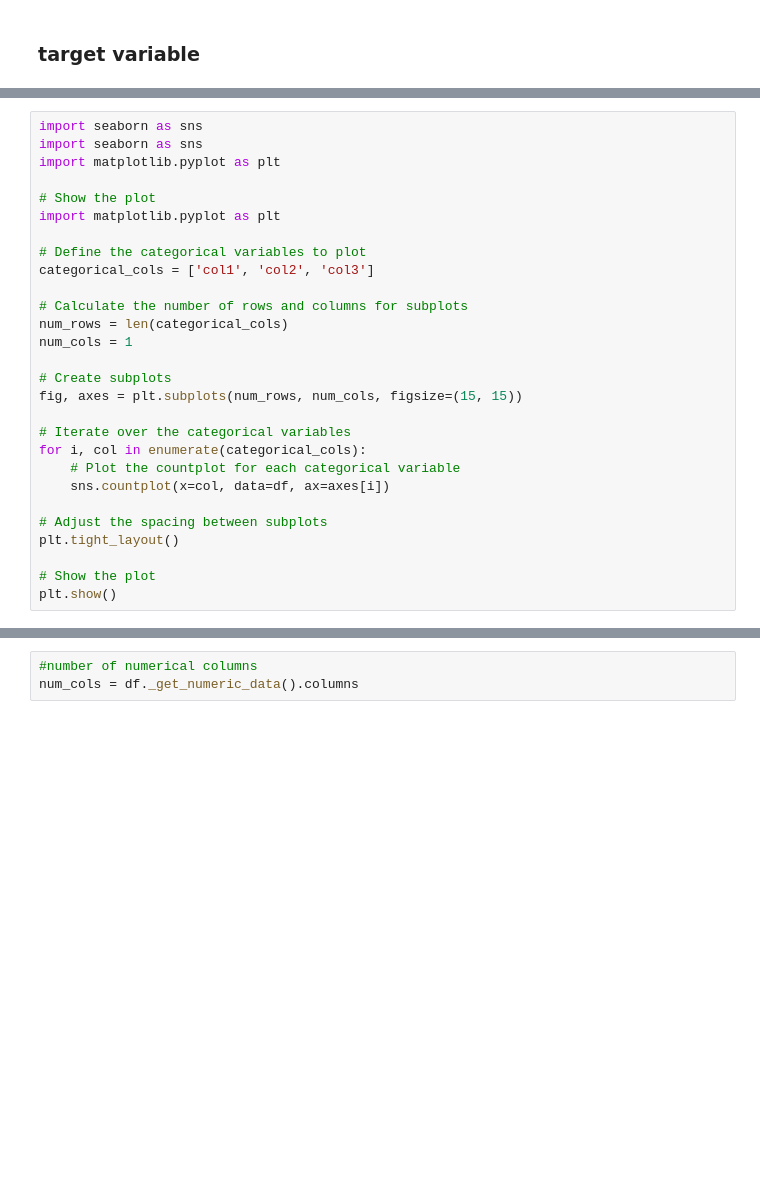
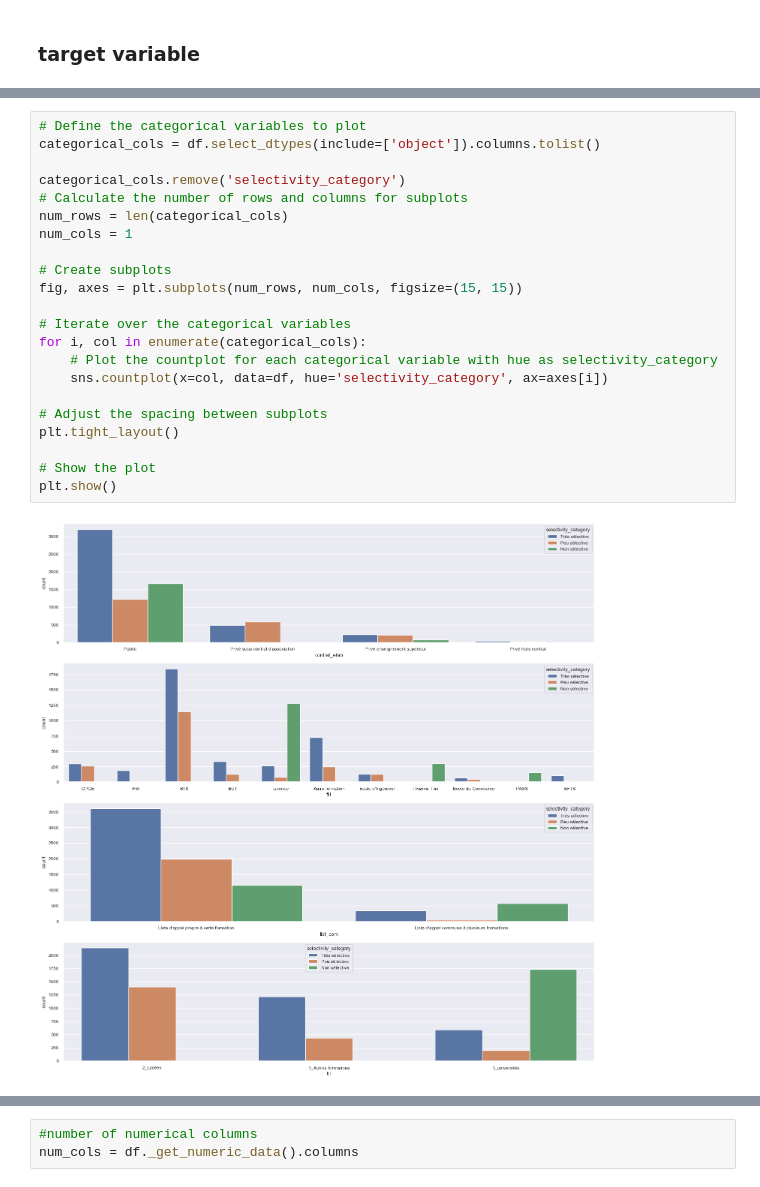
Before and after one commit to HaythamBorchani/datacamp_porject, a Jupyter notebook: starting_kit_selectivity_.ipynb, the cells around one changed output, grey strips where cells are left out. Cells and saved outputs as stored; diff of their text form; blank space fills up the shorter version.

```diff
--- a/starting_kit_selectivity_.ipynb
+++ b/starting_kit_selectivity_.ipynb
@@ -172,28 +195,24 @@ plt.show()
 # %%
-import seaborn as sns
-import seaborn as sns
-import matplotlib.pyplot as plt
+# Define the categorical variables to plot
+categorical_cols = df.select_dtypes(include=['object']).columns.tolist()
 
-# Show the plot
-import matplotlib.pyplot as plt
-
-# Define the categorical variables to plot
-categorical_cols = ['col1', 'col2', 'col3']
-
+categorical_cols.remove('selectivity_category')
 # Calculate the number of rows and columns for subplots
 num_rows = len(categorical_cols)
 num_cols = 1
 
 # Create subplots
 fig, axes = plt.subplots(num_rows, num_cols, figsize=(15, 15))
 
 # Iterate over the categorical variables
 for i, col in enumerate(categorical_cols):
-    # Plot the countplot for each categorical variable
-    sns.countplot(x=col, data=df, ax=axes[i])
+    # Plot the countplot for each categorical variable with hue as selectivity_category
+    sns.countplot(x=col, data=df, hue='selectivity_category', ax=axes[i])
 
 # Adjust the spacing between subplots
 plt.tight_layout()
 
 # Show the plot
 plt.show()
+# %% [output]
+[figure, added]
```
Also changed, not shown: parts of 22 cells of this notebook.
